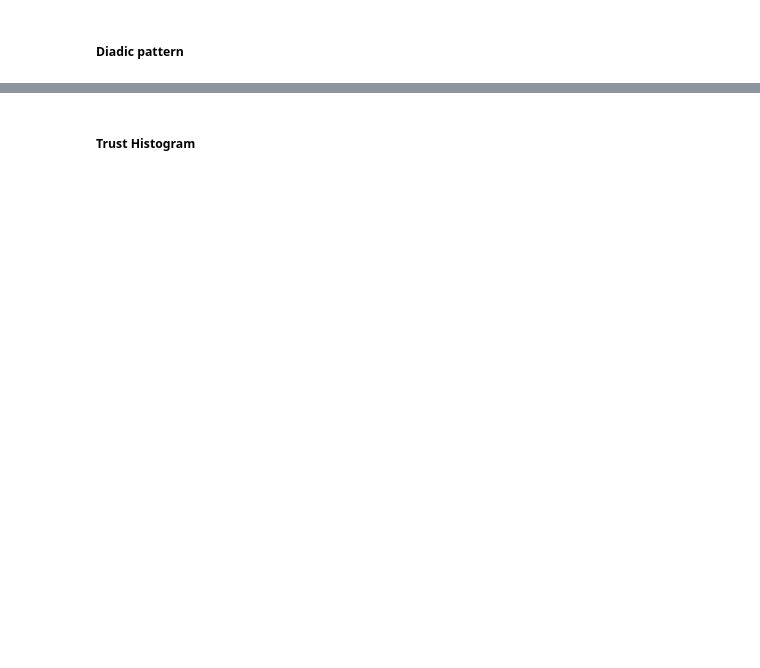
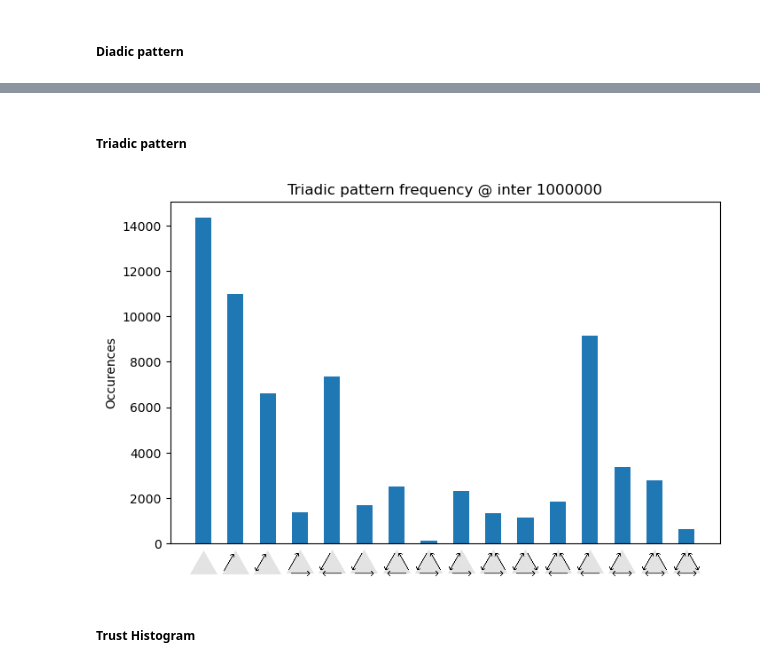
Before and after one commit to yuxuama/cooperation_emergence, a Jupyter notebook: notebooks/one_stack_analysis.ipynb, the cells around one changed output, grey strips where cells are left out. Cells and saved outputs as stored; diff of their text form; code cells hidden in the pictures; blank space fills up the shorter version.

```diff
--- a/notebooks/one_stack_analysis.ipynb
+++ b/notebooks/one_stack_analysis.ipynb
@@ -225,3 +210,11 @@ plt.show()
+# %% [markdown]
+##### Triadic pattern
+# %%
+dt = measure_global_frequency_triadic_pattern(final_link, inter)
+plot_bar_triadic_pattern(dt)
+plt.show()
+# %% [output]
+[figure, added]
 # %% [markdown]
 ##### Trust Histogram
 # %%
```
Also changed, not shown: parts of 11 cells of this notebook, 3 other files.
